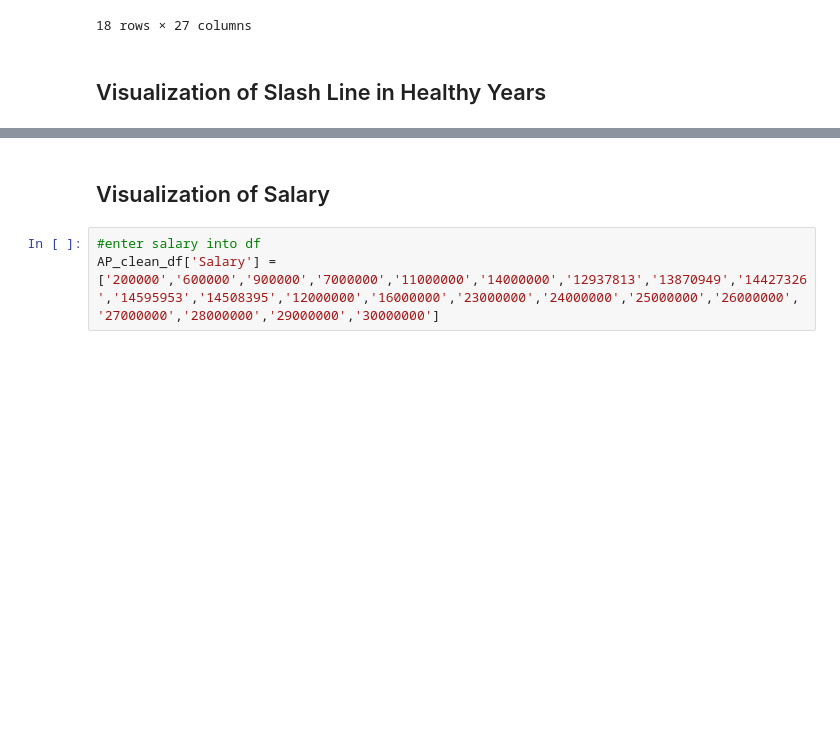
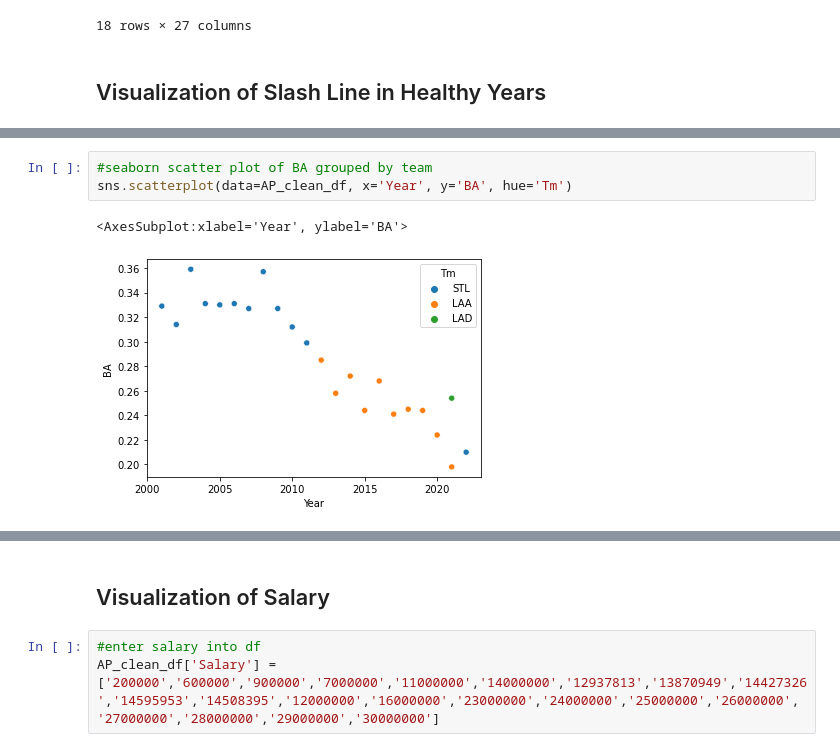
Before and after one commit to drainganggtb/Pujols_VizPractice, a Jupyter notebook: pujols_workbook.ipynb, the cells around one changed output, grey strips where cells are left out. Cells and saved outputs as stored; diff of their text form; blank space fills up the shorter version.

```diff
--- a/pujols_workbook.ipynb
+++ b/pujols_workbook.ipynb
@@ -143,0 +146,6 @@ See the caveats in the documentation: https://pandas.pydata.org/pandas-docs/stab
+# %%
+#seaborn scatter plot of BA grouped by team
+sns.scatterplot(data=AP_clean_df, x='Year', y='BA', hue='Tm')
+# %% [output]
+<AxesSubplot:xlabel='Year', ylabel='BA'>
+[figure, added]
```
Also changed, not shown: parts of 11 cells of this notebook.
